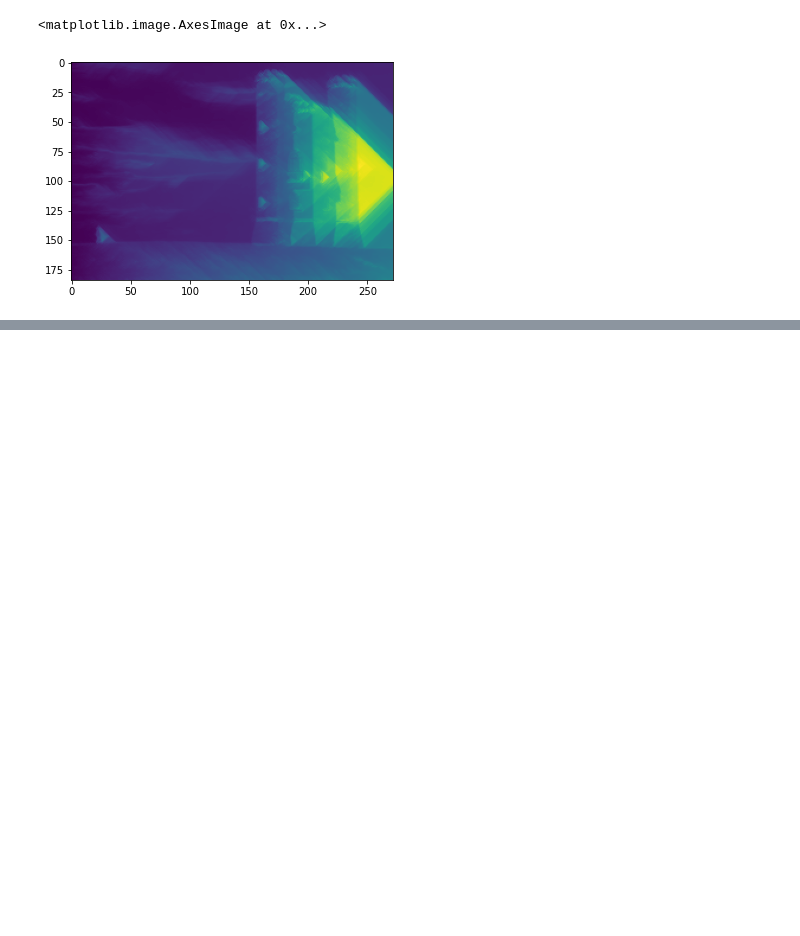
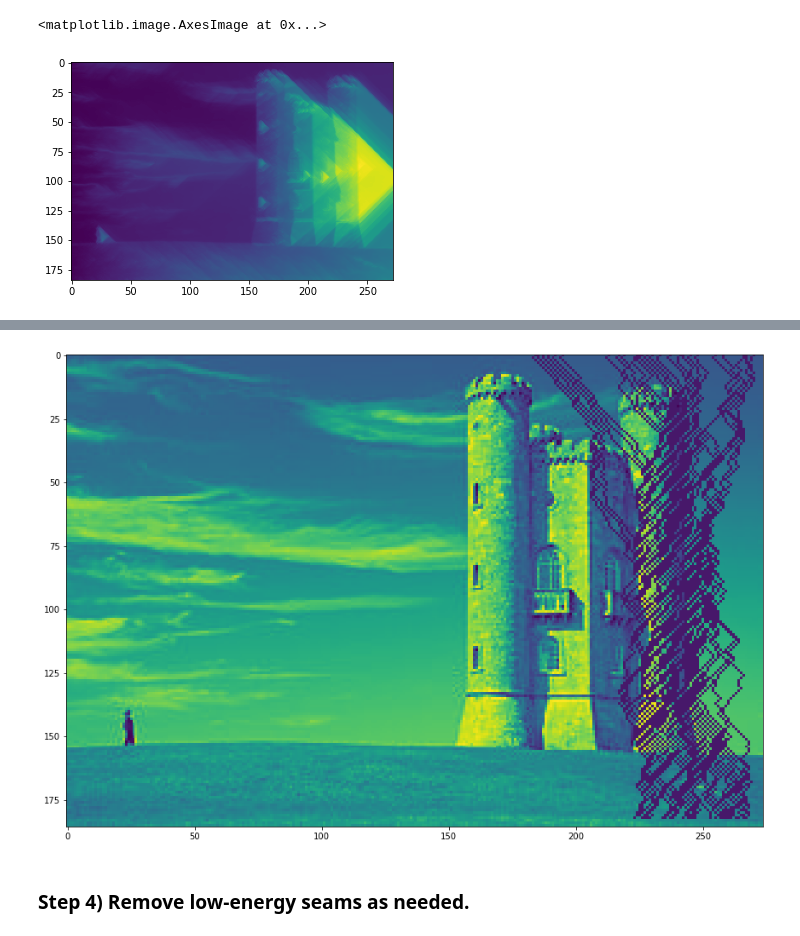
Before and after one commit to SebastianBitsch/seam-carving, a Jupyter notebook: exploration.ipynb, the cells around one changed output, grey strips where cells are left out. Saved outputs shown, nothing was run; the diff lists cells and outputs as text; code cells hidden in the pictures; blank space fills up the shorter version.

Commit message:
added step 5 - but doesnt look right

```diff
--- a/exploration.ipynb
+++ b/exploration.ipynb
@@ -182,0 +170,6 @@ len(positions_filled[h-5])
+# %%
+plot(im_gray)
+# %% [output]
+[figure, added]
+# %% [markdown]
+### Step 4) Remove low-energy seams as needed.
```
Also changed, not shown: parts of 14 cells of this notebook.
